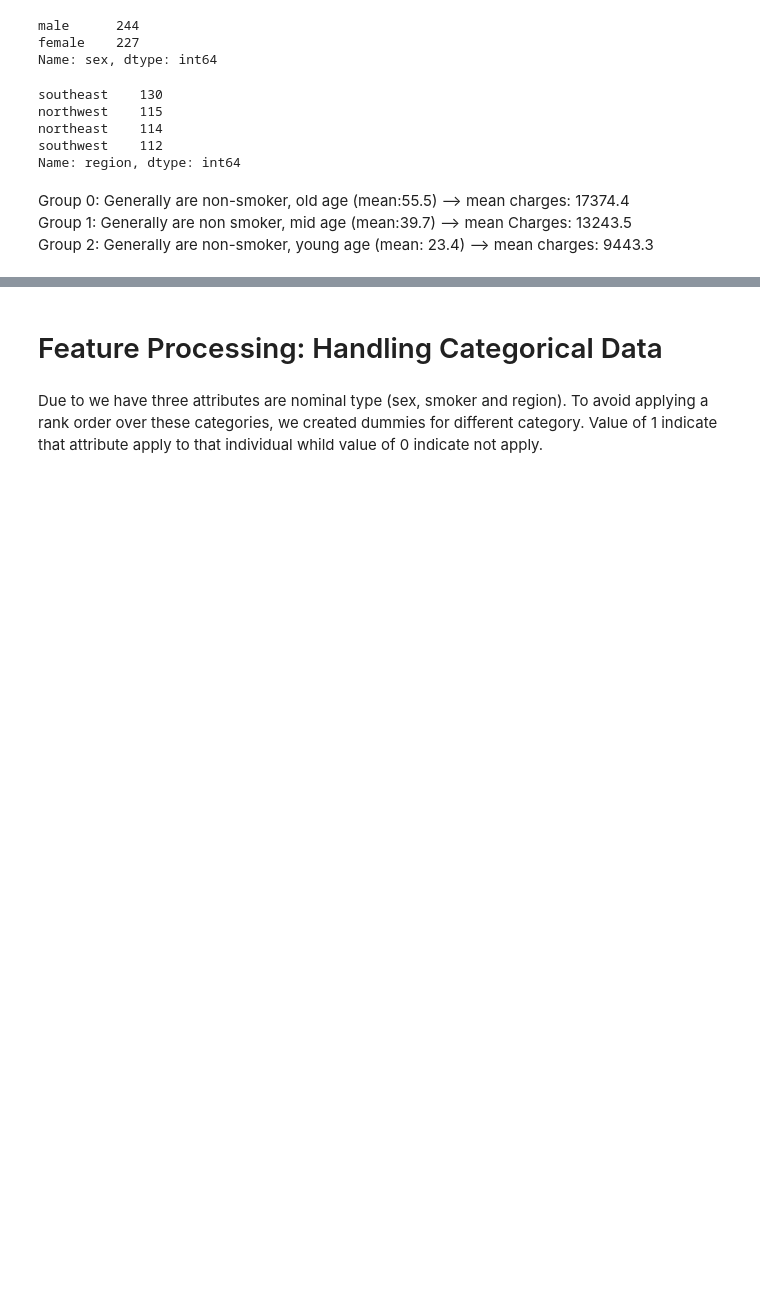
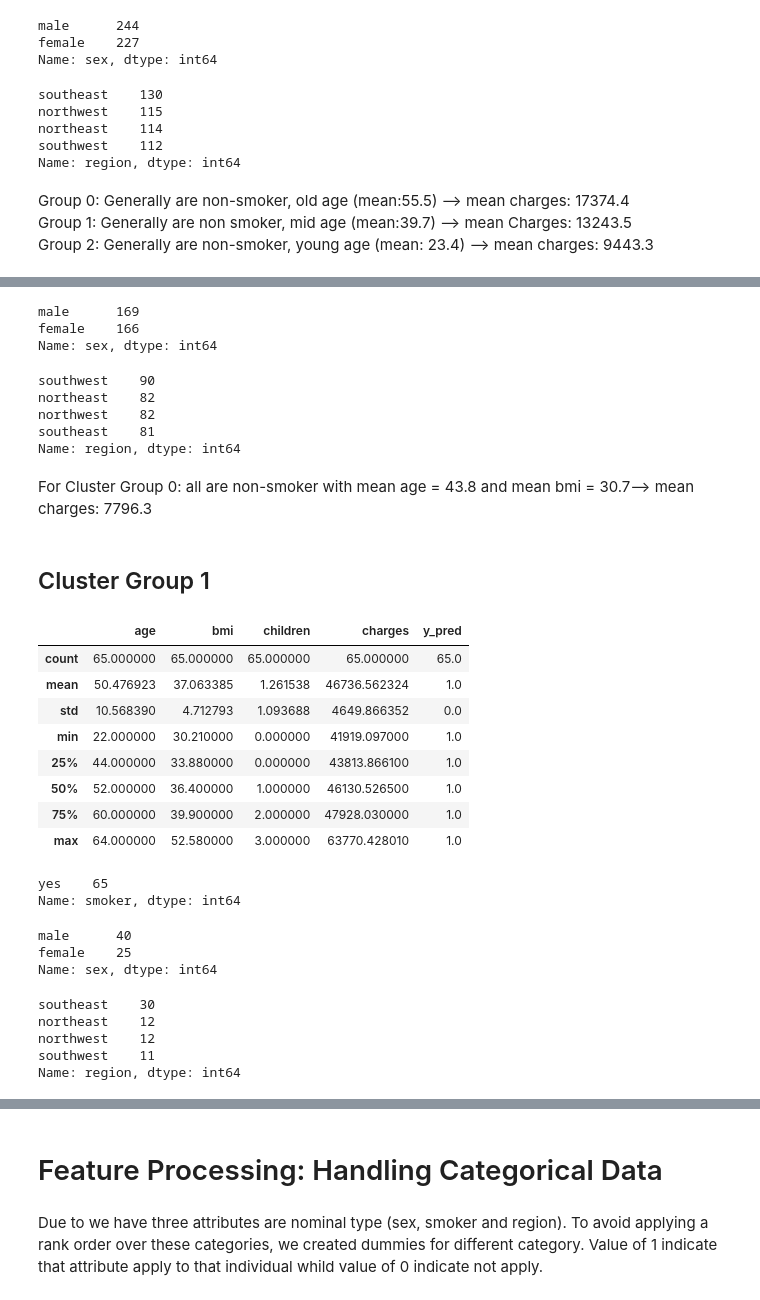
Before and after one commit to rockyclh/US-Insurance-Charges, a Jupyter notebook: US Medical Insurance Cost.ipynb, the cells around one changed output, grey strips where cells are left out. Drawn from its saved outputs; the diff is of its cells as text; code cells hidden in the pictures; blank space fills up the shorter version.

```diff
--- a/US Medical Insurance Cost.ipynb
+++ b/US Medical Insurance Cost.ipynb
@@ -515,0 +556,49 @@ Group 2: Generally are non-smoker, young age (mean: 23.4) --> mean charges: 9443
+# %%
+insurance_cost_le_insight['sex'][insurance_cost_le_insight['y_pred'] == 0].value_counts()
+# %% [output]
+male      169
+female    166
+Name: sex, dtype: int64
+# %%
+insurance_cost_le_insight['region'][insurance_cost_le_insight['y_pred'] == 0].value_counts()
+# %% [output]
+southwest    90
+northeast    82
+northwest    82
+southeast    81
+Name: region, dtype: int64
+# %% [markdown]
+For Cluster Group 0: all are non-smoker with mean age = 43.8 and mean bmi = 30.7--> mean charges: 7796.3
+# %% [markdown]
+## Cluster Group 1
+# %%
+insurance_cost_le_insight[insurance_cost_le_insight['y_pred'] == 1].describe()
+# %% [output]
+|  | age | bmi | children | charges | y_pred |
+| count | 65.000000 | 65.000000 | 65.000000 | 65.000000 | 65.0 |
+| mean | 50.476923 | 37.063385 | 1.261538 | 46736.562324 | 1.0 |
+| std | 10.568390 | 4.712793 | 1.093688 | 4649.866352 | 0.0 |
+| min | 22.000000 | 30.210000 | 0.000000 | 41919.097000 | 1.0 |
+| 25% | 44.000000 | 33.880000 | 0.000000 | 43813.866100 | 1.0 |
+| 50% | 52.000000 | 36.400000 | 1.000000 | 46130.526500 | 1.0 |
+| 75% | 60.000000 | 39.900000 | 2.000000 | 47928.030000 | 1.0 |
+| max | 64.000000 | 52.580000 | 3.000000 | 63770.428010 | 1.0 |
+# %%
+insurance_cost_le_insight['smoker'][insurance_cost_le_insight['y_pred'] == 1].value_counts()
+# %% [output]
+yes    65
+Name: smoker, dtype: int64
+# %%
+insurance_cost_le_insight['sex'][insurance_cost_le_insight['y_pred'] == 1].value_counts()
+# %% [output]
+male      40
+female    25
+Name: sex, dtype: int64
+# %%
+insurance_cost_le_insight['region'][insurance_cost_le_insight['y_pred'] == 1].value_counts()
+# %% [output]
+southeast    30
+northeast    12
+northwest    12
+southwest    11
+Name: region, dtype: int64
```
Also changed, not shown: parts of 41 cells of this notebook.
